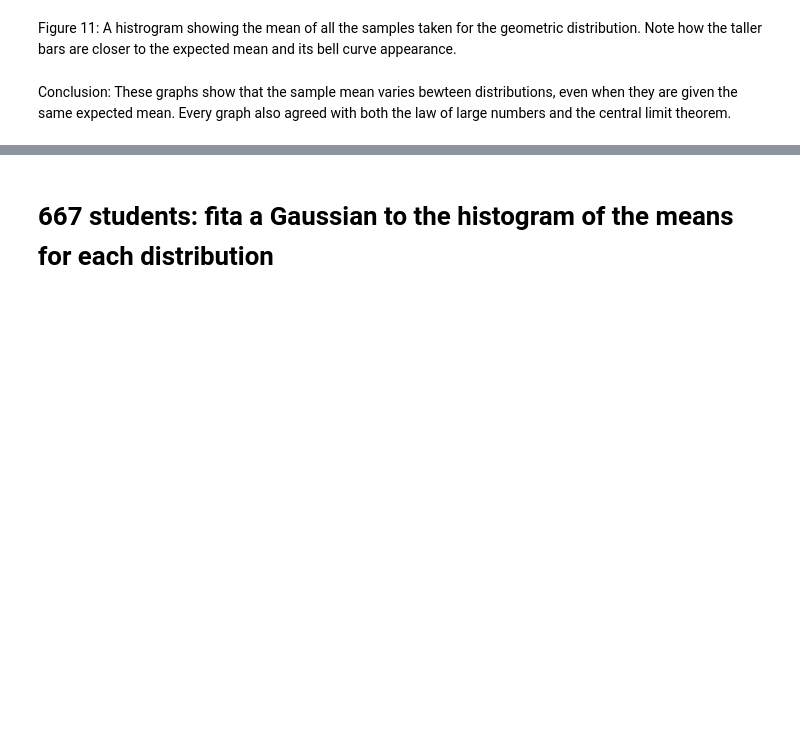
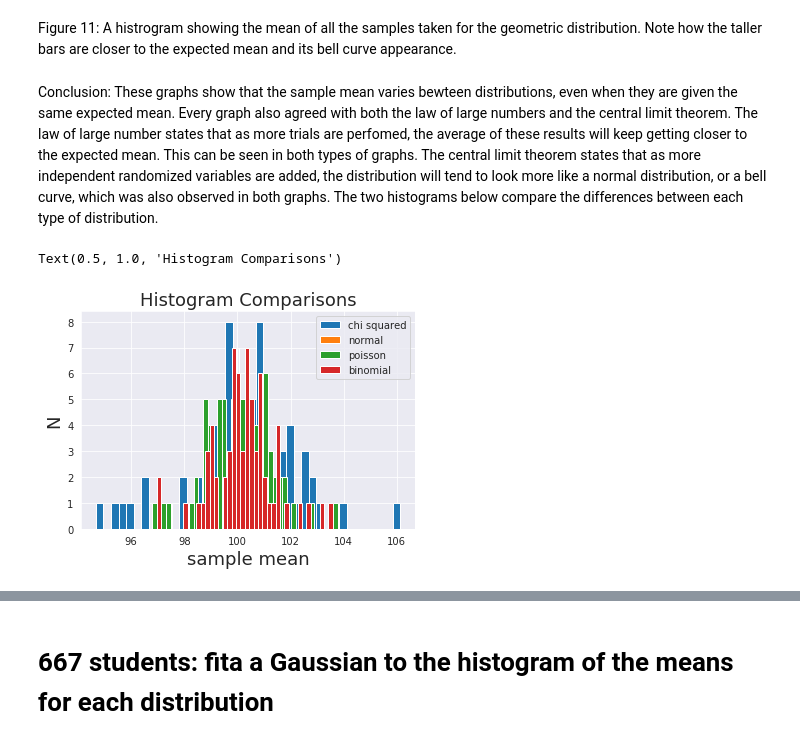
Before and after one commit to fedhere/DSPS_cHarty, a Jupyter notebook: HW2/DSPS_cHarty_HW2_2_.ipynb, the cells around one changed output, grey strips where cells are left out. Cells and saved outputs as stored; diff of their text form; code cells hidden in the pictures; blank space fills up the shorter version.

```diff
--- a/HW2/DSPS_cHarty_HW2_2_.ipynb
+++ b/HW2/DSPS_cHarty_HW2_2_.ipynb
@@ -360,4 +360,17 @@ Text(0.5, 1.0, 'Histogram: Geometric Distribution')
 Figure 11: A histrogram showing the mean of all the samples taken for the geometric distribution. Note how the taller bars are closer to the expected mean and its bell curve appearance.
 # %% [markdown]
 Conclusion:
-These graphs show that the sample mean varies bewteen distributions, even when they are given the same expected mean. Every graph also agreed with both the law of large numbers and the central limit theorem.
+These graphs show that the sample mean varies bewteen distributions, even when they are given the same expected mean. Every graph also agreed with both the law of large numbers and the central limit theorem. The law of large number states that as more trials are perfomed, the average of these results will keep getting closer to the expected mean. This can be seen in both types of graphs. The central limit theorem states that as more independent randomized variables are added, the distribution will tend to look more like a normal distribution, or a bell curve, which was also observed in both graphs. The two histograms below compare the differences between each type of distribution.
+# %%
+pl.hist(list(md['chisq']['means'].values()), bins=40, label='chi squared');
+pl.hist(list(md['normal']['means'].values()), bins=40, label='normal');
+pl.hist(list(md['poisson']['means'].values()), bins=40, label='poisson');
+pl.hist(list(md['binomial']['means'].values()), bins=40, label='binomial');
+
+pl.legend()
+pl.xlabel('sample mean', fontsize = 18)
+pl.ylabel('N', fontsize = 18)
+pl.title('Histogram Comparisons', fontsize=18)
+# %% [output]
+Text(0.5, 1.0, 'Histogram Comparisons')
+[figure, added]
```
Also changed, not shown: parts of 3 cells of this notebook.
